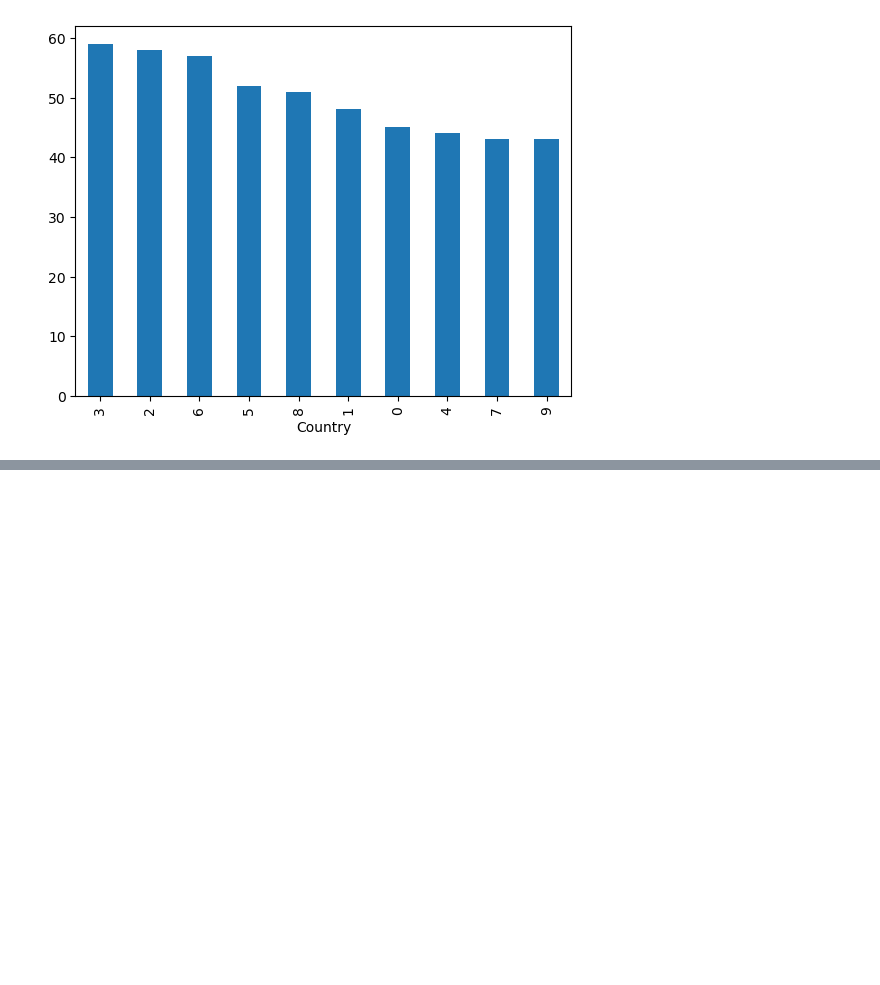
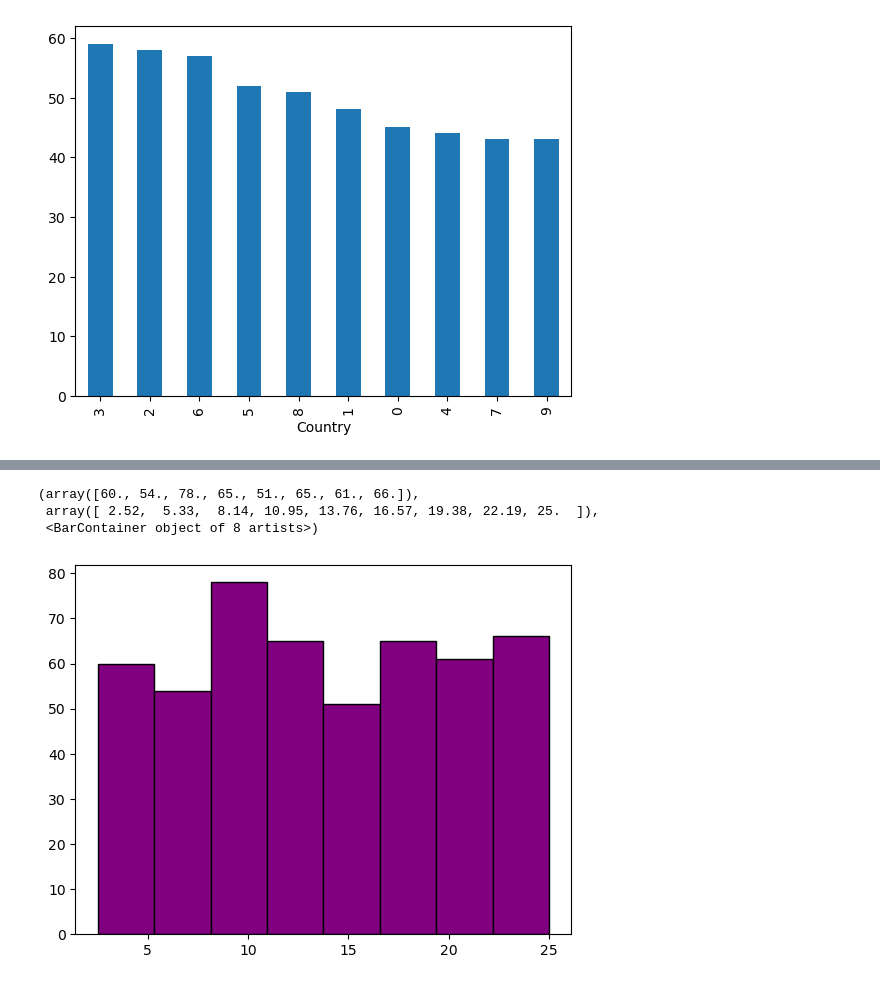
Before and after one commit to CompileNetwork33/python_notes, a Jupyter notebook: 26choco.ipynb, the cells around one changed output, grey strips where cells are left out. Saved outputs shown, nothing was run; the diff lists cells and outputs as text; code cells hidden in the pictures; blank space fills up the shorter version.

```diff
--- a/26choco.ipynb
+++ b/26choco.ipynb
@@ -134,0 +135,7 @@ plt.plot(df['Sales_Channel'],df['Price_USD'])
+# %%
+plt.hist(df['Price_USD'],bins=8,color='purple',edgecolor='black')
+# %% [output]
+(array([60., 54., 78., 65., 51., 65., 61., 66.]),
+ array([ 2.52,  5.33,  8.14, 10.95, 13.76, 16.57, 19.38, 22.19, 25.  ]),
+ <BarContainer object of 8 artists>)
+[figure, added]
```
Also changed, not shown: parts of 3 cells of this notebook.
